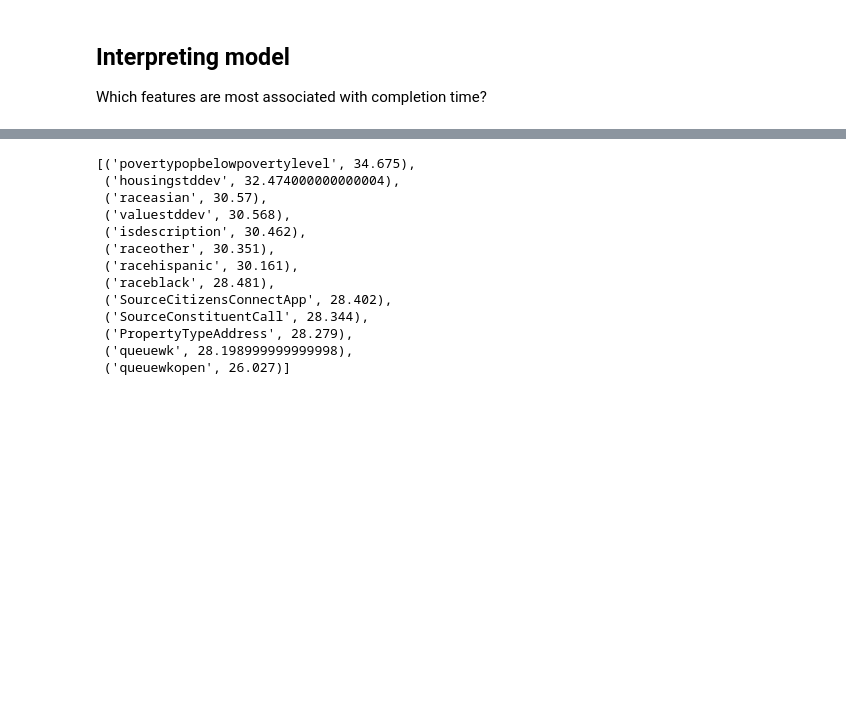
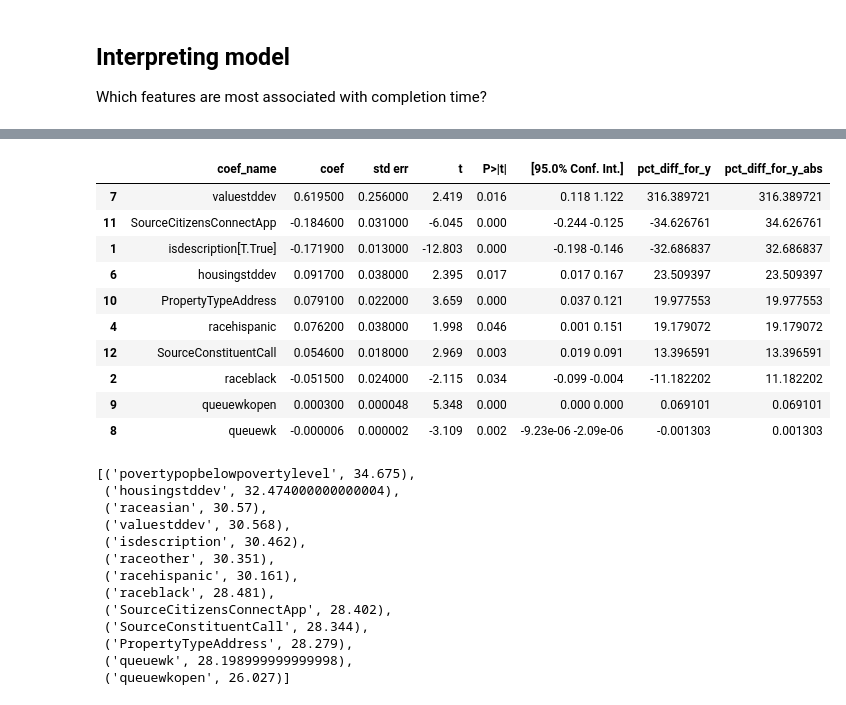
Before and after one commit to aok1425/311-prediction-times, a Jupyter notebook: modeling_completion_time/19 interpreting rodents.ipynb, the cells around one changed output, grey strips where cells are left out. Saved outputs shown, nothing was run; the diff lists cells and outputs as text; code cells hidden in the pictures; blank space fills up the shorter version.

```diff
--- a/modeling_completion_time/19 interpreting rodents.ipynb
+++ b/modeling_completion_time/19 interpreting rodents.ipynb
@@ -335,3 +354,17 @@ df_results
+# %%
+df_results[df_results['P>|t|'] < 0.1][df_results.coef_name != 'Intercept']
+# %% [output]
+|  | coef_name | coef | std err | t | P>|t| | [95.0% Conf. Int.] | pct_diff_for_y | pct_diff_for_y_abs |
+| 7 | valuestddev | 0.619500 | 0.256000 | 2.419 | 0.016 | 0.118 1.122 | 316.389721 | 316.389721 |
+| 11 | SourceCitizensConnectApp | -0.184600 | 0.031000 | -6.045 | 0.000 | -0.244 -0.125 | -34.626761 | 34.626761 |
+| 1 | isdescription[T.True] | -0.171900 | 0.013000 | -12.803 | 0.000 | -0.198 -0.146 | -32.686837 | 32.686837 |
+| 6 | housingstddev | 0.091700 | 0.038000 | 2.395 | 0.017 | 0.017 0.167 | 23.509397 | 23.509397 |
+| 10 | PropertyTypeAddress | 0.079100 | 0.022000 | 3.659 | 0.000 | 0.037 0.121 | 19.977553 | 19.977553 |
+| 4 | racehispanic | 0.076200 | 0.038000 | 1.998 | 0.046 | 0.001 0.151 | 19.179072 | 19.179072 |
+| 12 | SourceConstituentCall | 0.054600 | 0.018000 | 2.969 | 0.003 | 0.019 0.091 | 13.396591 | 13.396591 |
+| 2 | raceblack | -0.051500 | 0.024000 | -2.115 | 0.034 | -0.099 -0.004 | -11.182202 | 11.182202 |
+| 9 | queuewkopen | 0.000300 | 0.000048 | 5.348 | 0.000 | 0.000 0.000 | 0.069101 | 0.069101 |
+| 8 | queuewk | -0.000006 | 0.000002 | -3.109 | 0.002 | -9.23e-06 -2.09e-06 | -0.001303 | 0.001303 |
 # %%
 scores = []
 
```
Also changed, not shown: parts of 4 cells of this notebook, 5 other files.
